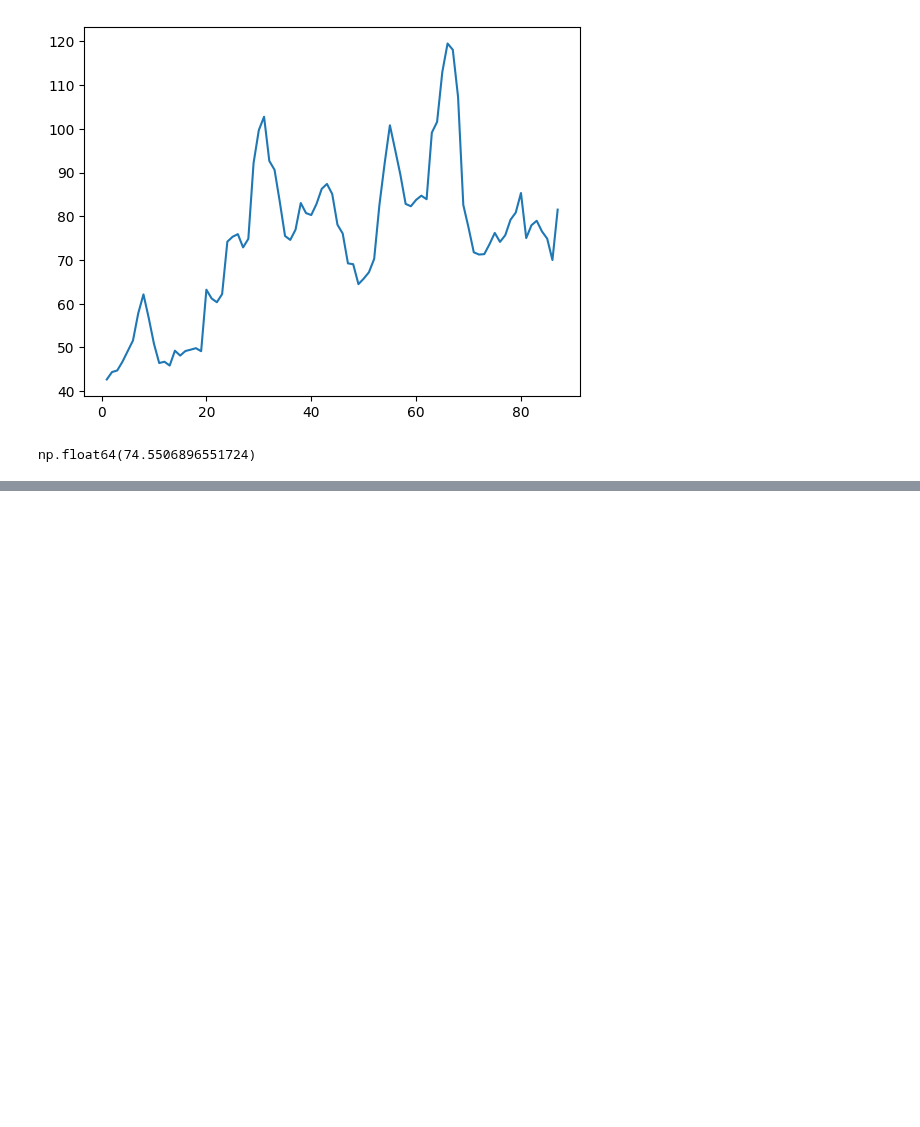
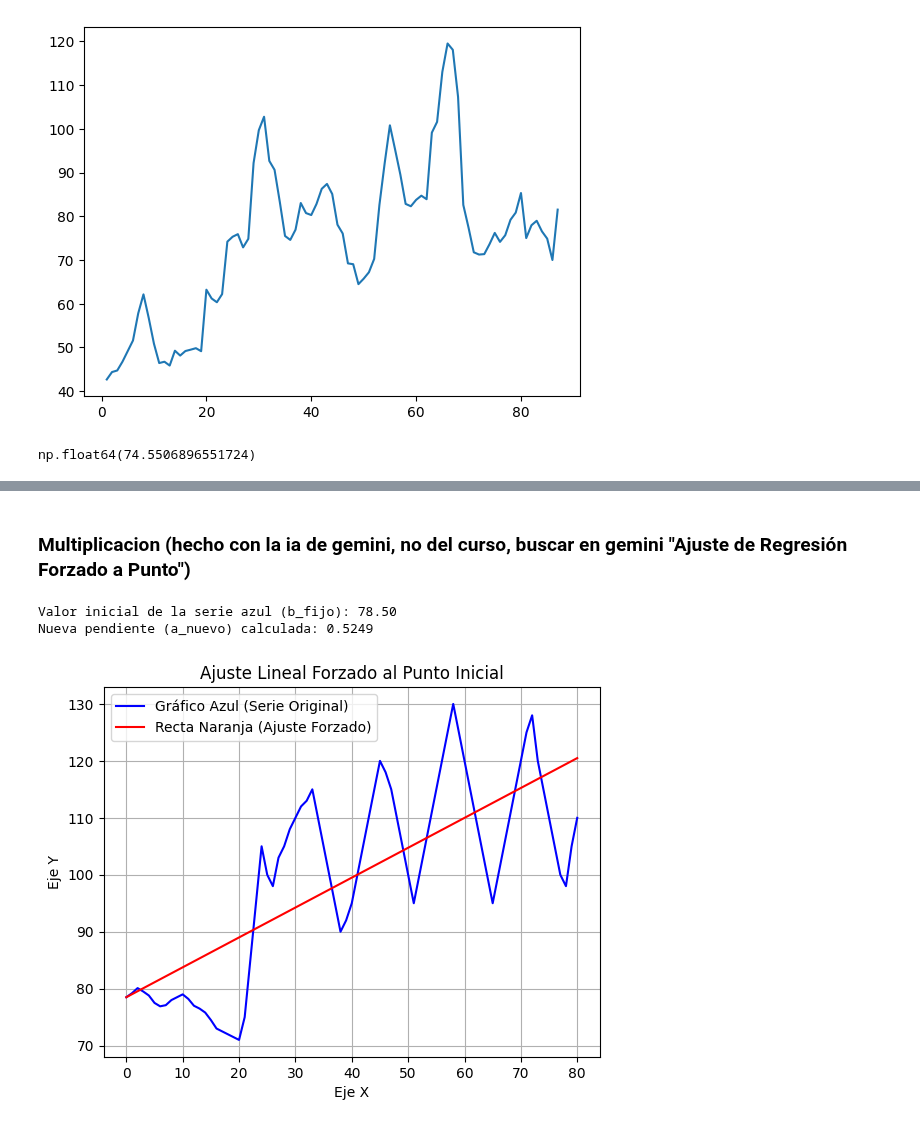
Before and after one commit to Kross363/Python-Data-Science, a Jupyter notebook: Numpy: Analisis numerico eficiente con Python.ipynb, the cells around one changed output, grey strips where cells are left out. Cells and saved outputs as stored; diff of their text form; code cells hidden in the pictures; blank space fills up the shorter version.

```diff
--- a/Numpy: Analisis numerico eficiente con Python.ipynb
+++ b/Numpy: Analisis numerico eficiente con Python.ipynb
@@ -239,0 +291,51 @@ np.float64(74.5506896551724)
+# %% [markdown]
+### Multiplicacion (hecho con la ia de gemini, no del curso, buscar en gemini "Ajuste de Regresión Forzado a Punto")
+# %%
+# 1. Datos de ejemplo (simulando tu gráfico)
+# Supongamos que la serie X va de 0 a 80 con 81 puntos.
+X = np.arange(81)
+
+# Los datos Y (serie azul). Tómala de tu fuente de datos real.
+# En tu gráfico, parece que Y[0] está alrededor de 78-79.
+# Usaré un ejemplo de datos sintéticos:
+# Reemplaza 'Y' con tu array de datos real
+Y = np.array([78.5, 79.2, 80.1, 79.5, 78.8, 77.5, 76.9, 77.1, 78.0, 78.5,
+              79.0, 78.2, 77.0, 76.5, 75.8, 74.5, 73.0, 72.5, 72.0, 71.5,
+              71.0, 75.0, 85.0, 95.0, 105.0, 100.0, 98.0, 103.0, 105.0, 108.0,
+              110.0, 112.0, 113.0, 115.0, 110.0, 105.0, 100.0, 95.0, 90.0, 92.0,
+              95.0, 100.0, 105.0, 110.0, 115.0, 120.0, 118.0, 115.0, 110.0, 105.0,
+              100.0, 95.0, 100.0, 105.0, 110.0, 115.0, 120.0, 125.0, 130.0, 125.0,
+              120.0, 115.0, 110.0, 105.0, 100.0, 95.0, 100.0, 105.0, 110.0, 115.0,
+              120.0, 125.0, 128.0, 120.0, 115.0, 110.0, 105.0, 100.0, 98.0, 105.0,
+              110.0])
+
+# 2. Define el valor de intersección fijo
+# Queremos que la recta inicie en el primer punto de la serie azul (X=0)
+b_fijo = Y[0]
+print(f"Valor inicial de la serie azul (b_fijo): {b_fijo:.2f}") # ~78.50
+
+# 3. Modifica la serie dependiente
+Y_prima = Y - b_fijo
+
+# 4. Calcula la nueva pendiente (a_nuevo)
+# Pendiente forzada: a = sum(X*Y') / sum(X^2)
+a_nuevo = np.sum(X * Y_prima) / np.sum(X**2)
+print(f"Nueva pendiente (a_nuevo) calculada: {a_nuevo:.4f}") # ~0.4996
+
+# 5. Genera la recta de ajuste
+# Y_ajuste = a_nuevo * X + b_fijo
+Y_ajuste = a_nuevo * X + b_fijo
+
+# 6. Graficar el resultado plt.figure(figsize=(8, 5))
+plt.plot(X, Y, label='Gráfico Azul (Serie Original)', color='blue')
+plt.plot(X, Y_ajuste, label='Recta Naranja (Ajuste Forzado)', color='red', linestyle='-')
+plt.title('Ajuste Lineal Forzado al Punto Inicial')
+plt.xlabel('Eje X')
+plt.ylabel('Eje Y')
+plt.legend()
+plt.grid(True)
+plt.show()
+# %% [output]
+Valor inicial de la serie azul (b_fijo): 78.50
+Nueva pendiente (a_nuevo) calculada: 0.5249
+[figure, added]
```
Also changed, not shown: parts of 10 cells of this notebook.
